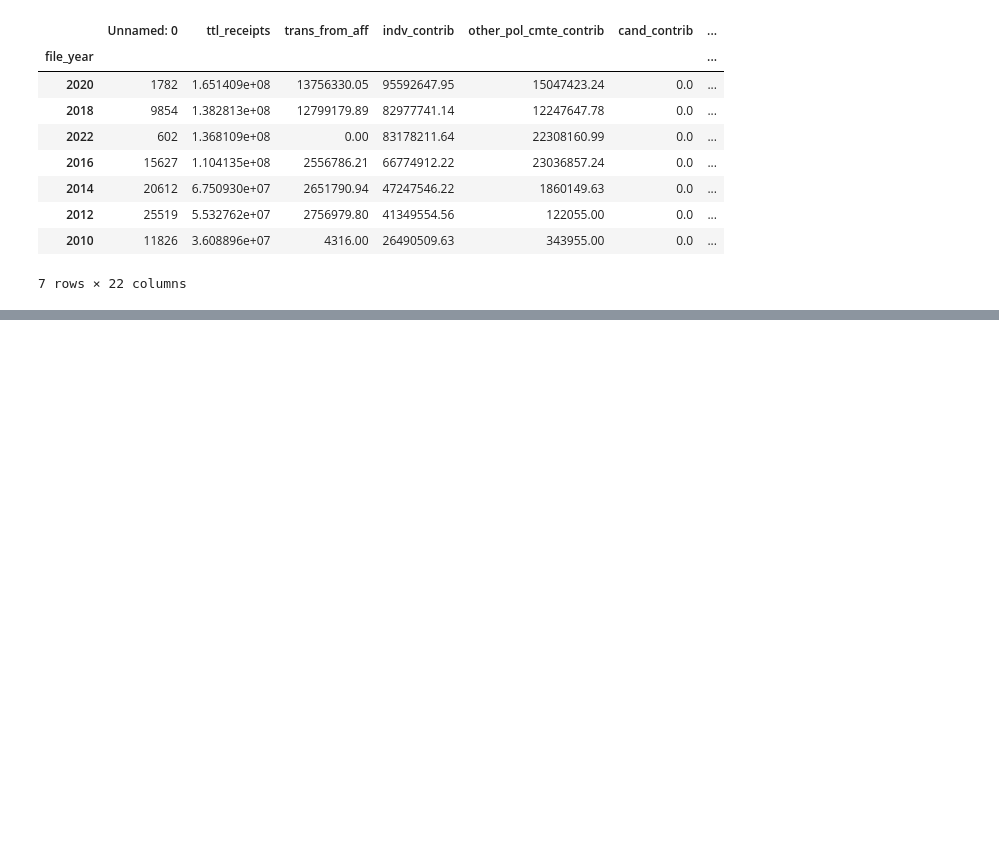
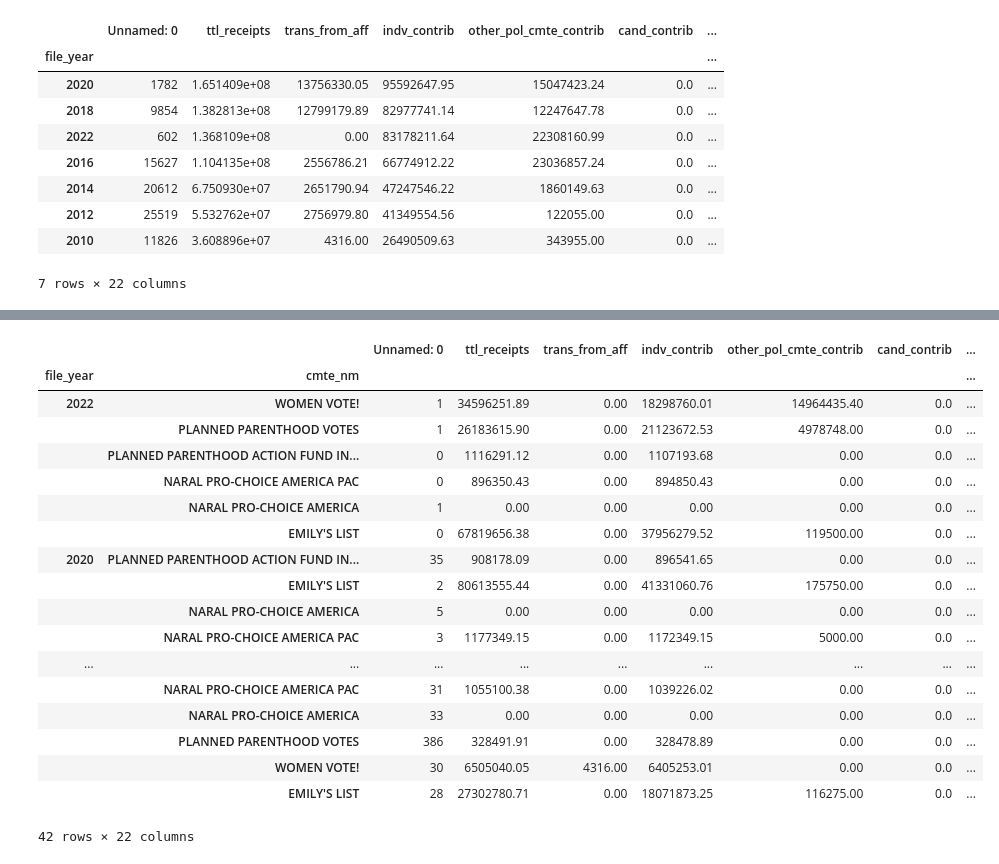
Before and after one commit to laurabejder/fec-exploratory, a Jupyter notebook: analysis.ipynb, the cells around one changed output, grey strips where cells are left out. Saved outputs shown, nothing was run; the diff lists cells and outputs as text; code cells hidden in the pictures; blank space fills up the shorter version.

```diff
--- a/analysis.ipynb
+++ b/analysis.ipynb
@@ -74 +74,23 @@ total_national_pac.groupby('file_year').sum().sort_values('ttl_receipts', ascend
 7 rows × 22 columns
+# %%
+total_national_pac.groupby(['file_year','cmte_nm']).sum().sort_values('file_year', ascending=False)
+# %% [output]
+|  |  | Unnamed: 0 | ttl_receipts | trans_from_aff | indv_contrib | other_pol_cmte_contrib | cand_contrib | ... |
+| file_year | cmte_nm |  |  |  |  |  |  | ... |
+| 2022 | WOMEN VOTE! | 1 | 34596251.89 | 0.00 | 18298760.01 | 14964435.40 | 0.0 | ... |
+|  | PLANNED PARENTHOOD VOTES | 1 | 26183615.90 | 0.00 | 21123672.53 | 4978748.00 | 0.0 | ... |
+|  | PLANNED PARENTHOOD ACTION FUND IN... | 0 | 1116291.12 | 0.00 | 1107193.68 | 0.00 | 0.0 | ... |
+|  | NARAL PRO-CHOICE AMERICA PAC | 0 | 896350.43 | 0.00 | 894850.43 | 0.00 | 0.0 | ... |
+|  | NARAL PRO-CHOICE AMERICA | 1 | 0.00 | 0.00 | 0.00 | 0.00 | 0.0 | ... |
+|  | EMILY'S LIST | 0 | 67819656.38 | 0.00 | 37956279.52 | 119500.00 | 0.0 | ... |
+| 2020 | PLANNED PARENTHOOD ACTION FUND IN... | 35 | 908178.09 | 0.00 | 896541.65 | 0.00 | 0.0 | ... |
+|  | EMILY'S LIST | 2 | 80613555.44 | 0.00 | 41331060.76 | 175750.00 | 0.0 | ... |
+|  | NARAL PRO-CHOICE AMERICA | 5 | 0.00 | 0.00 | 0.00 | 0.00 | 0.0 | ... |
+|  | NARAL PRO-CHOICE AMERICA PAC | 3 | 1177349.15 | 0.00 | 1172349.15 | 5000.00 | 0.0 | ... |
+| ... | ... | ... | ... | ... | ... | ... | ... | ... |
+|  | NARAL PRO-CHOICE AMERICA PAC | 31 | 1055100.38 | 0.00 | 1039226.02 | 0.00 | 0.0 | ... |
+|  | NARAL PRO-CHOICE AMERICA | 33 | 0.00 | 0.00 | 0.00 | 0.00 | 0.0 | ... |
+|  | PLANNED PARENTHOOD VOTES | 386 | 328491.91 | 0.00 | 328478.89 | 0.00 | 0.0 | ... |
+|  | WOMEN VOTE! | 30 | 6505040.05 | 4316.00 | 6405253.01 | 0.00 | 0.0 | ... |
+|  | EMILY'S LIST | 28 | 27302780.71 | 0.00 | 18071873.25 | 116275.00 | 0.0 | ... |
+42 rows × 22 columns
```
Also changed, not shown: parts of 2 cells of this notebook, 1 other file.
